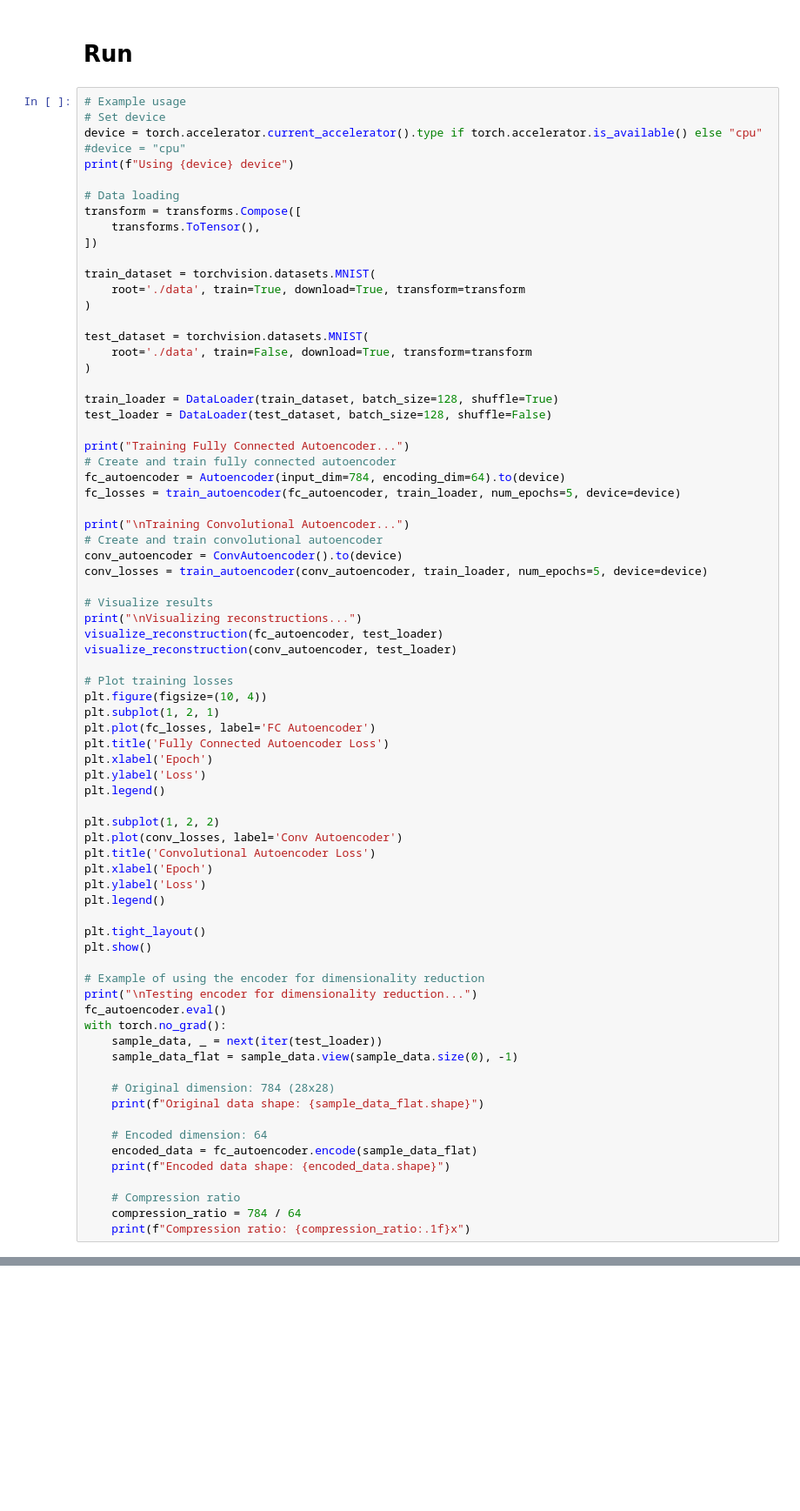
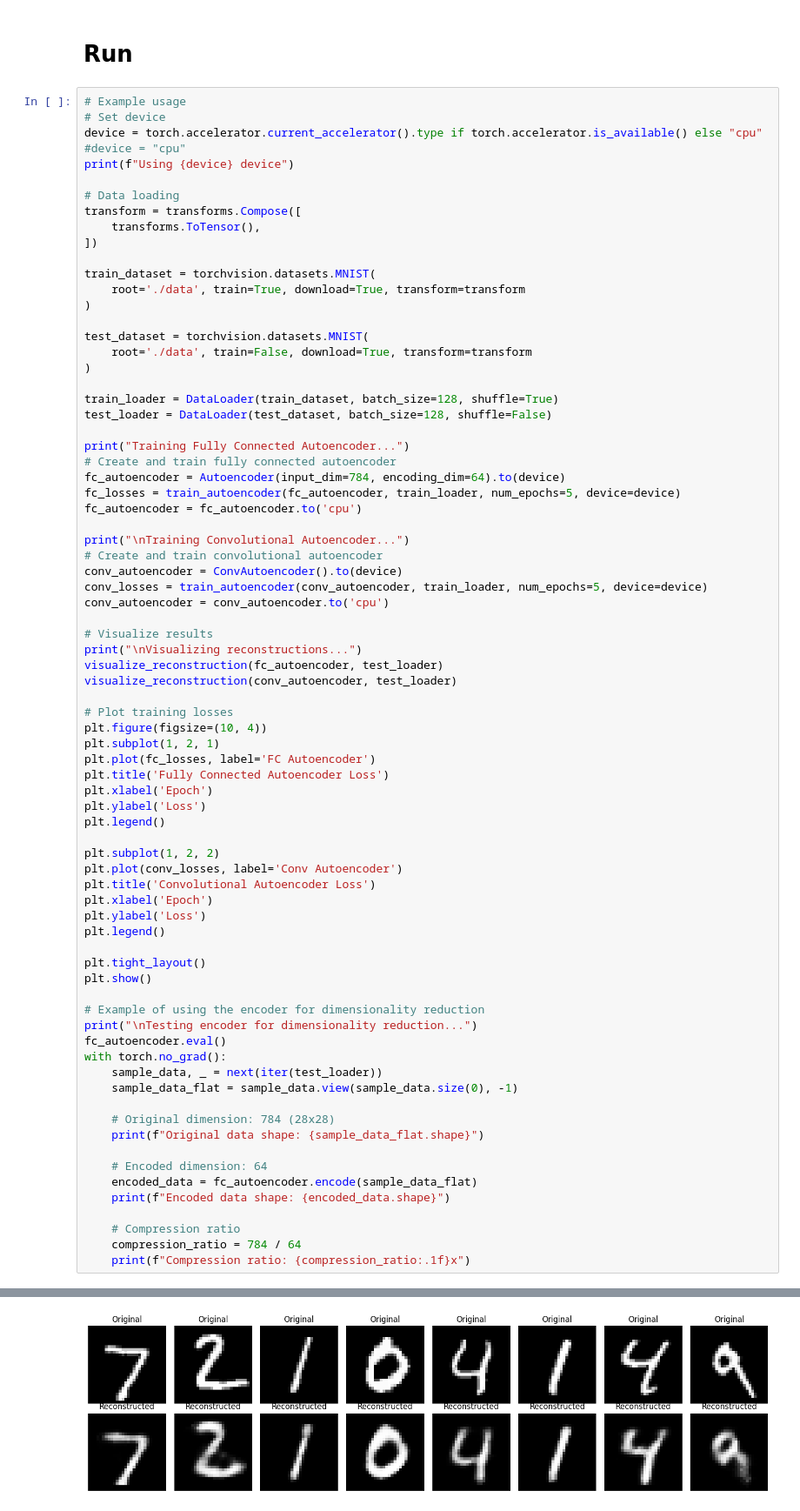
Before and after one commit to ModelEngineering/autoencodersb, a Jupyter notebook: notebooks/autoencoder.ipynb, the cells around one changed output, grey strips where cells are left out. Shown: that part at 87% size. Saved outputs shown, nothing was run; the diff lists cells and outputs as text; blank space fills up the shorter version.

Commit message:
Implemented Autoencoder

```diff
--- a/notebooks/autoencoder.ipynb
+++ b/notebooks/autoencoder.ipynb
@@ -182,11 +182,13 @@ print("Training Fully Connected Autoencoder...")
 # Create and train fully connected autoencoder
 fc_autoencoder = Autoencoder(input_dim=784, encoding_dim=64).to(device)
 fc_losses = train_autoencoder(fc_autoencoder, train_loader, num_epochs=5, device=device)
+fc_autoencoder = fc_autoencoder.to('cpu')
 
 print("\nTraining Convolutional Autoencoder...")
 # Create and train convolutional autoencoder
 conv_autoencoder = ConvAutoencoder().to(device)
 conv_losses = train_autoencoder(conv_autoencoder, train_loader, num_epochs=5, device=device)
+conv_autoencoder = conv_autoencoder.to('cpu')
 
 # Visualize results
 print("\nVisualizing reconstructions...")
@@ -247,2 +249,3 @@ Epoch [5/5], Loss: 0.0046
 
 Visualizing reconstructions...
+[figure, added]
```
Also changed, not shown: parts of 2 cells of this notebook, 2 other files.
